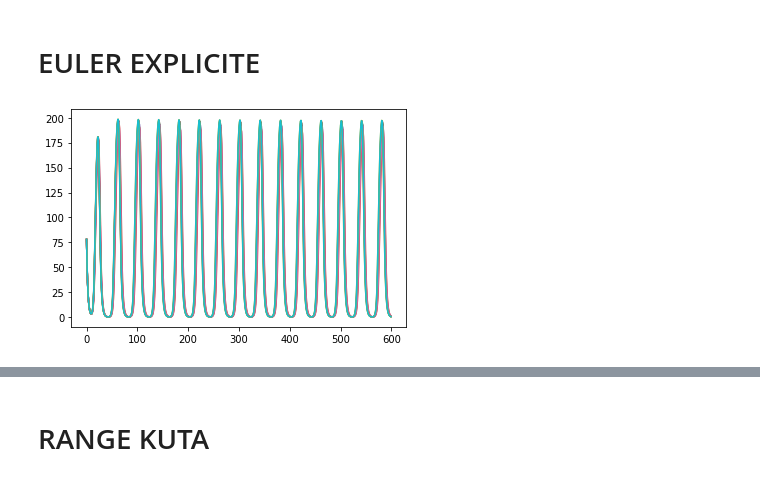
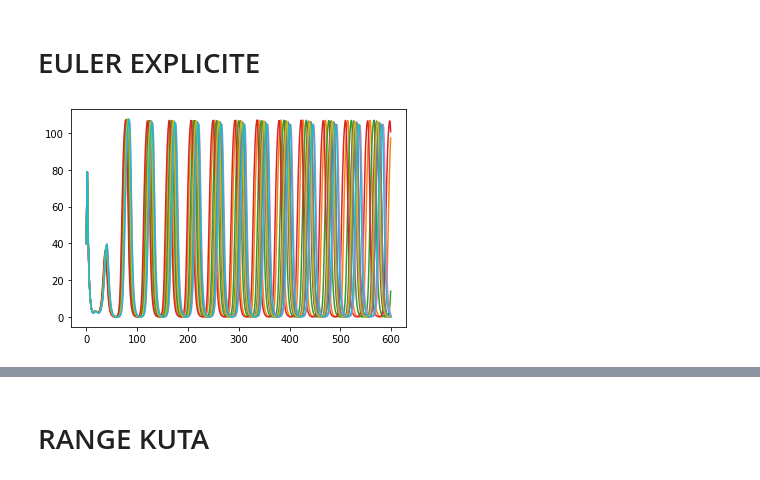
Before and after one commit to Wabognie/BS1_project, a Jupyter notebook: project.ipynb, the cells around one changed output, grey strips where cells are left out. Saved outputs shown, nothing was run; the diff lists cells and outputs as text; code cells hidden in the pictures.

```diff
--- a/project.ipynb
+++ b/project.ipynb
@@ -7,15 +9,15 @@ import numpy.fft as fft
 # %%
 ### VALEURS CONSTANTES
-nCell = 1000
+nCell = 100
 ##constantes
 n = 2
-alpha = 216
+alpha = 116
 kappa = 20
 k_s0 = 1
 k_s1 = 0.01
 t = 600
 eta = 2.0
-Q = 0.8
+Q = 0.4
 beta = []
 for i in range(nCell):
     beta.append(random.gauss(1,0.05))
@@ -35,16 +37,16 @@ C = np.zeros((nCell, t))
 S = np.zeros((nCell, t))
 Se = np.zeros((nCell, t))
 
-a[:,0] = random.randint(0,100)
-b[:,0] = random.randint(0,100)
-c[:,0] = random.randint(0,100)
+a[:,0] = 0
+b[:,0] = 40
+c[:,0] = 0
 
-A[:,0] = random.randint(0,100)
-B[:,0] = random.randint(0,100)
-C[:,0] = random.randint(0,100)
+A[:,0] = 0
+B[:,0] = 0
+C[:,0] = 0
 
-S[:,0] = random.randint(0,100)
-Se[:,0] = random.randint(0,100)
+S[:,0] = 0
+Se[:,0] = 0
 
 time = np.arange(0,t)
 # %%
@@ -59,17 +61,17 @@ for j in range(0, t-1):
         B[i,j+1] = B[i,j]+ tau*(beta[i]*(b[i,j]-B[i,j]))
         C[i,j+1] = C[i,j]+ tau*(beta[i]*(c[i,j]-C[i,j]))
 
-        Se[i,j] = Q*np.mean(S[:,j])
+        S[i,j+1] = S[i,j]+tau*((-k_s0*S[i,j])+(k_s1*A[i,j])-(eta*(S[i,j]-Se[i,j])))
 
-        S[i,j+1] = S[i,j]+tau*((-k_s0*S[i,j])+(k_s1*A[i,j])-(eta*(S[i,j]-Se[i,j])))
+        Se[i,j+1] = Q*np.mean(S[:,j])
 # %%
 ### Plot de b
-cellToPlot = [random.randint(0, 1000) for p in range(0, 10)]
+cellToPlot = [random.randint(0, 100) for p in range(0, 10)]
 
 for i in cellToPlot:
     plt.plot(time,b[i])
 # %% [output]
-[figure, old version]
+[figure, new version]
 # %%
 ### Calcul des fréquences
 tot_freq=[]
```
Also changed, not shown: parts of 6 cells of this notebook.
